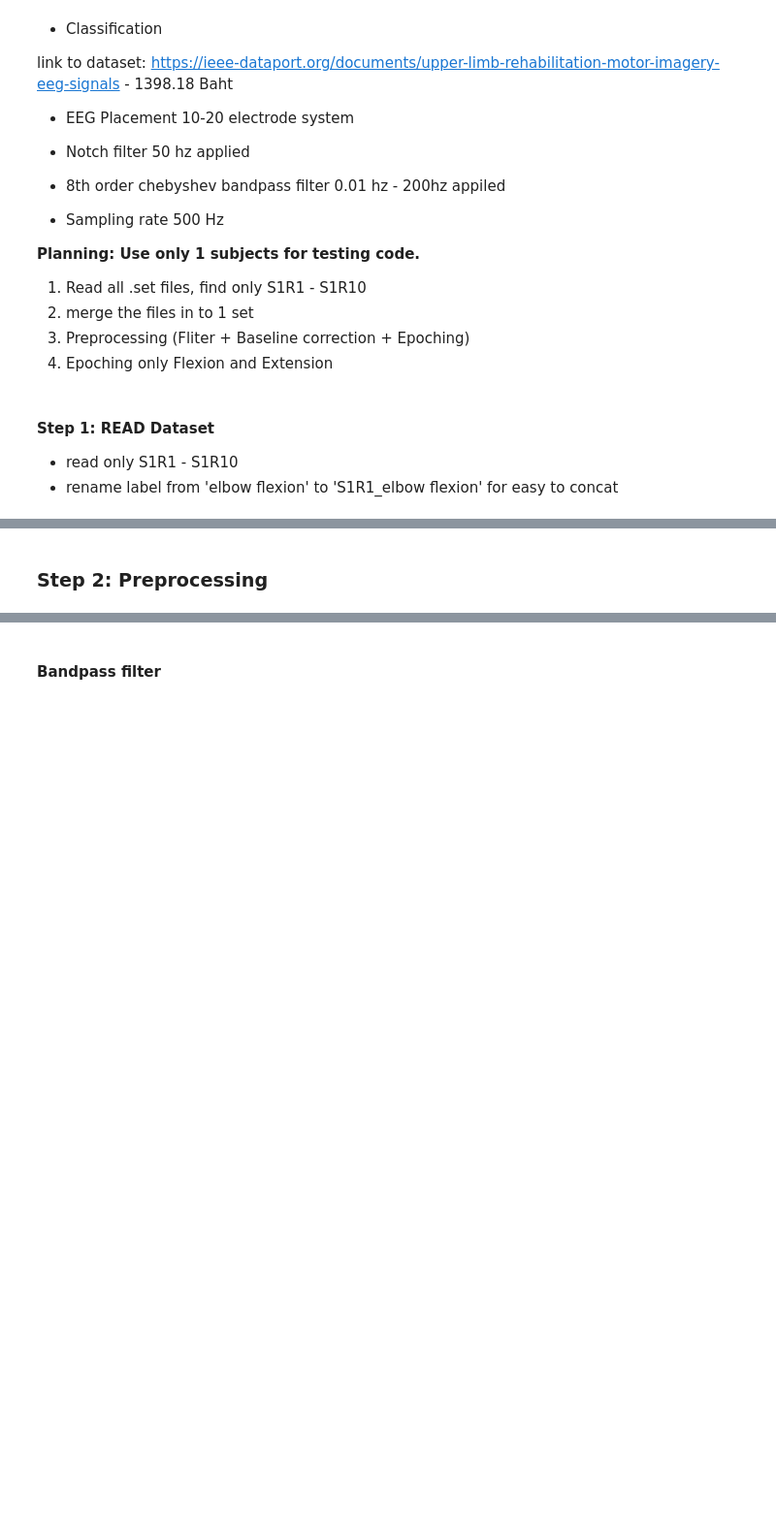
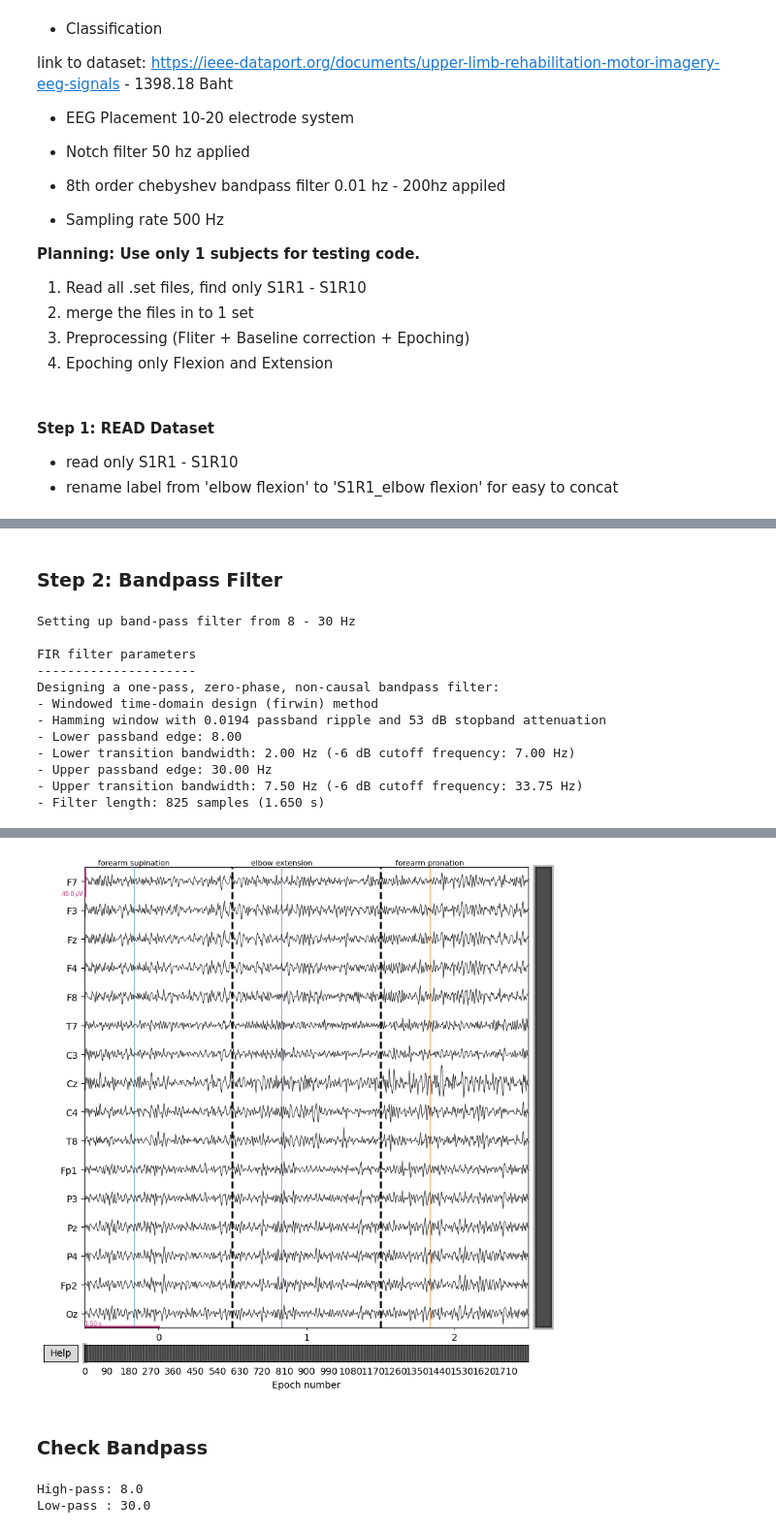
Before and after one commit to CharlotteXIII/StudioV_opentopics, a Jupyter notebook: Test3_S1_code.ipynb, the cells around one changed output, grey strips where cells are left out. Shown at 97% size. Saved outputs shown, nothing was run; the diff lists cells and outputs as text; code cells hidden in the pictures; blank space fills up the shorter version.

```diff
--- a/Test3_S1_code.ipynb
+++ b/Test3_S1_code.ipynb
@@ -238,2 +208,23 @@ Epoch 1799: elbow extension
 # %% [markdown]
-### Step 2: Preprocessing
+### Step 2: Bandpass Filter
+# %%
+#copy old dataset
+copy_combined = combined_epochs.copy()
+
+#Apply bandpass
+filtered_epochs = copy_combined.filter(l_freq=8.0, h_freq=30.0)
+
+figfilter = filtered_epochs.plot(n_epochs=3, events=True, event_id=True)
+# %% [output]
+Setting up band-pass filter from 8 - 30 Hz
+
+FIR filter parameters
+---------------------
+Designing a one-pass, zero-phase, non-causal bandpass filter:
+- Windowed time-domain design (firwin) method
+- Hamming window with 0.0194 passband ripple and 53 dB stopband attenuation
+- Lower passband edge: 8.00
+- Lower transition bandwidth: 2.00 Hz (-6 dB cutoff frequency: 7.00 Hz)
+- Upper passband edge: 30.00 Hz
+- Upper transition bandwidth: 7.50 Hz (-6 dB cutoff frequency: 33.75 Hz)
+- Filter length: 825 samples (1.650 s)
@@ -240,2 +248,9 @@ Epoch 1799: elbow extension
+[figure, added]
 # %% [markdown]
-#### Bandpass filter
+### Check Bandpass
+# %%
+print("High-pass:", filtered_epochs.info['highpass'])
+print("Low-pass :", filtered_epochs.info['lowpass'])
+# %% [output]
+High-pass: 8.0
+Low-pass : 30.0
```
Also changed, not shown: parts of 17 cells of this notebook.
